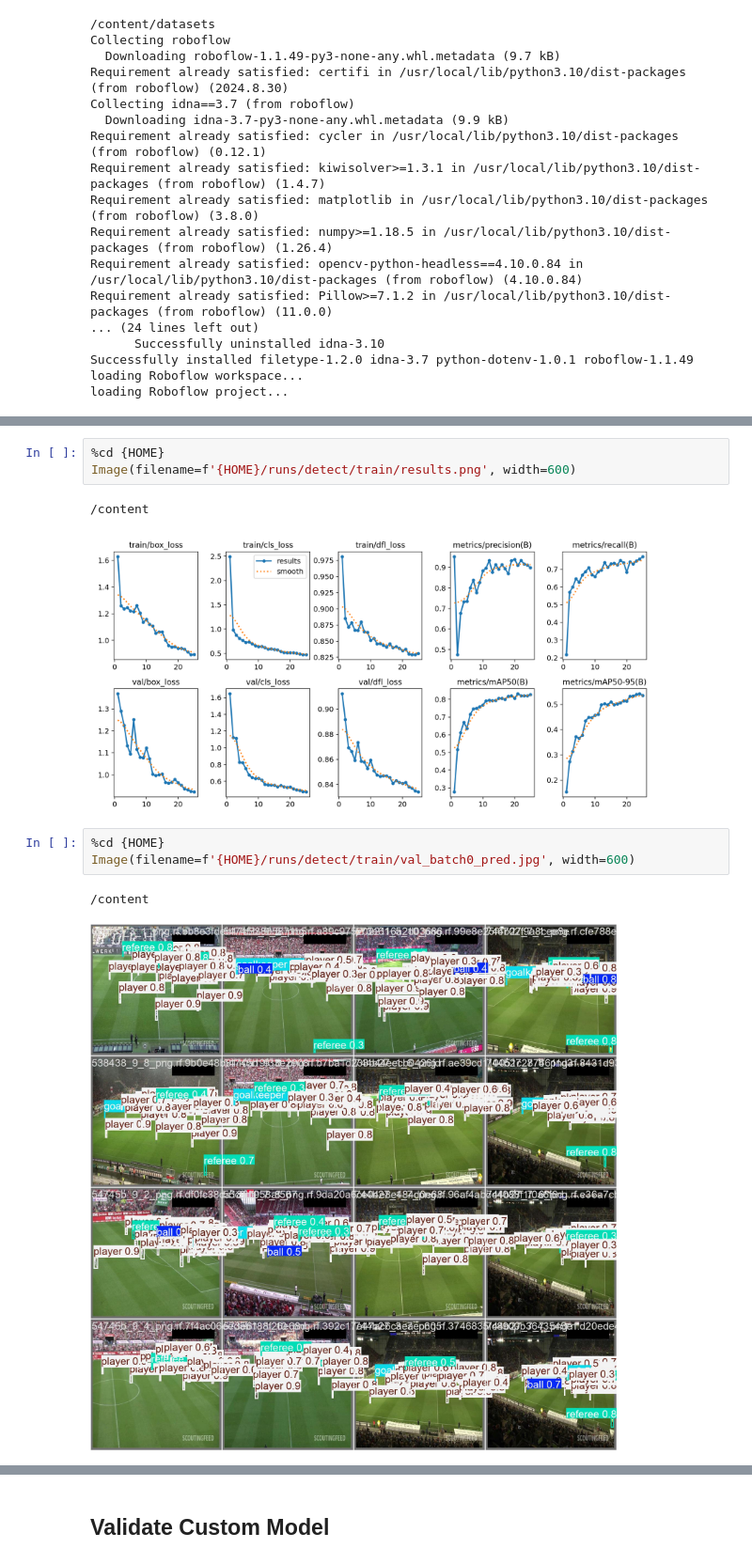
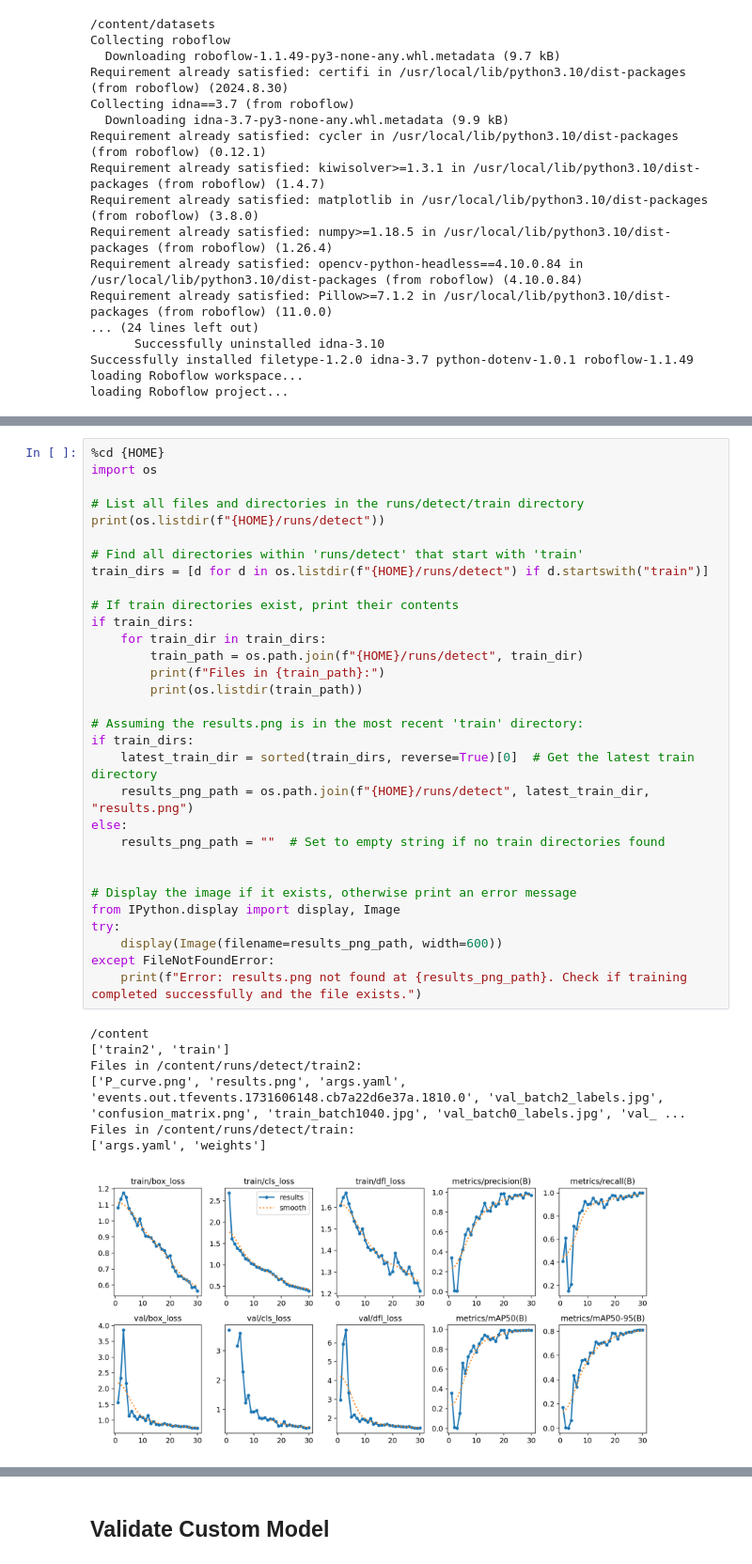
Before and after one commit to Tanishka-Bhandari/KU-BTECH-AIML, a Jupyter notebook: notebooks/train-yolov8-object-detection-on-custom-dataset.ipynb, the cells around one changed output, grey strips where cells are left out. Shown at 94% size. Saved outputs shown, nothing was run; the diff lists cells and outputs as text.

```diff
--- a/notebooks/train-yolov8-object-detection-on-custom-dataset.ipynb
+++ b/notebooks/train-yolov8-object-detection-on-custom-dataset.ipynb
@@ -81,12 +119,39 @@ Image(filename=f'{HOME}/runs/detect/train/confusion_matrix.png', width=600)
-# %%
-%cd {HOME}
-Image(filename=f'{HOME}/runs/detect/train/results.png', width=600)
-# %% [output]
-/content
-[figure, removed]
-# %%
-%cd {HOME}
-Image(filename=f'{HOME}/runs/detect/train/val_batch0_pred.jpg', width=600)
-# %% [output]
-/content
-[figure, removed]
+# %%
+%cd {HOME}
+import os
+
+# List all files and directories in the runs/detect/train directory
+print(os.listdir(f"{HOME}/runs/detect"))
+
+# Find all directories within 'runs/detect' that start with 'train'
+train_dirs = [d for d in os.listdir(f"{HOME}/runs/detect") if d.startswith("train")]
+
+# If train directories exist, print their contents
+if train_dirs:
+    for train_dir in train_dirs:
+        train_path = os.path.join(f"{HOME}/runs/detect", train_dir)
+        print(f"Files in {train_path}:")
+        print(os.listdir(train_path))
+
+# Assuming the results.png is in the most recent 'train' directory:
+if train_dirs:
+    latest_train_dir = sorted(train_dirs, reverse=True)[0]  # Get the latest train directory
+    results_png_path = os.path.join(f"{HOME}/runs/detect", latest_train_dir, "results.png")
+else:
+    results_png_path = ""  # Set to empty string if no train directories found
+
+
+# Display the image if it exists, otherwise print an error message
+from IPython.display import display, Image
+try:
+    display(Image(filename=results_png_path, width=600))
+except FileNotFoundError:
+    print(f"Error: results.png not found at {results_png_path}. Check if training completed successfully and the file exists.")
+# %% [output]
+/content
+['train2', 'train']
+Files in /content/runs/detect/train2:
+['P_curve.png', 'results.png', 'args.yaml', 'events.out.tfevents.1731606148.cb7a22d6e37a.1810.0', 'val_batch2_labels.jpg', 'confusion_matrix.png', 'train_batch1040.jpg', 'val_batch0_labels.jpg', 'val_ ...
+Files in /content/runs/detect/train:
+['args.yaml', 'weights']
+[figure, added]
```
Also changed, not shown: parts of 5 cells of this notebook.
